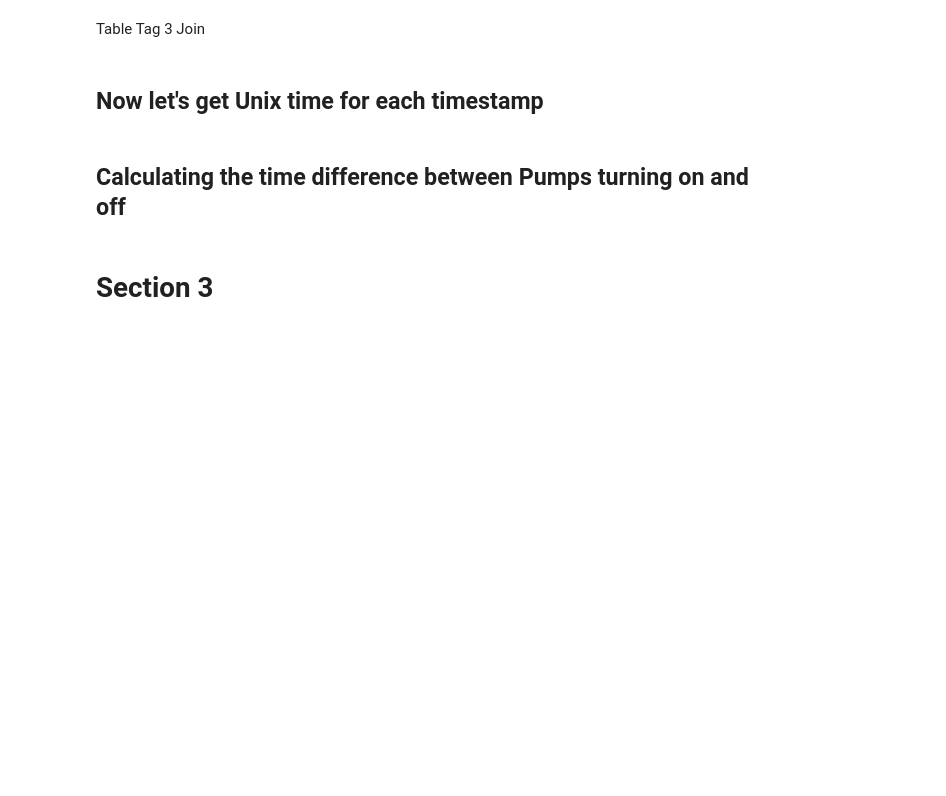
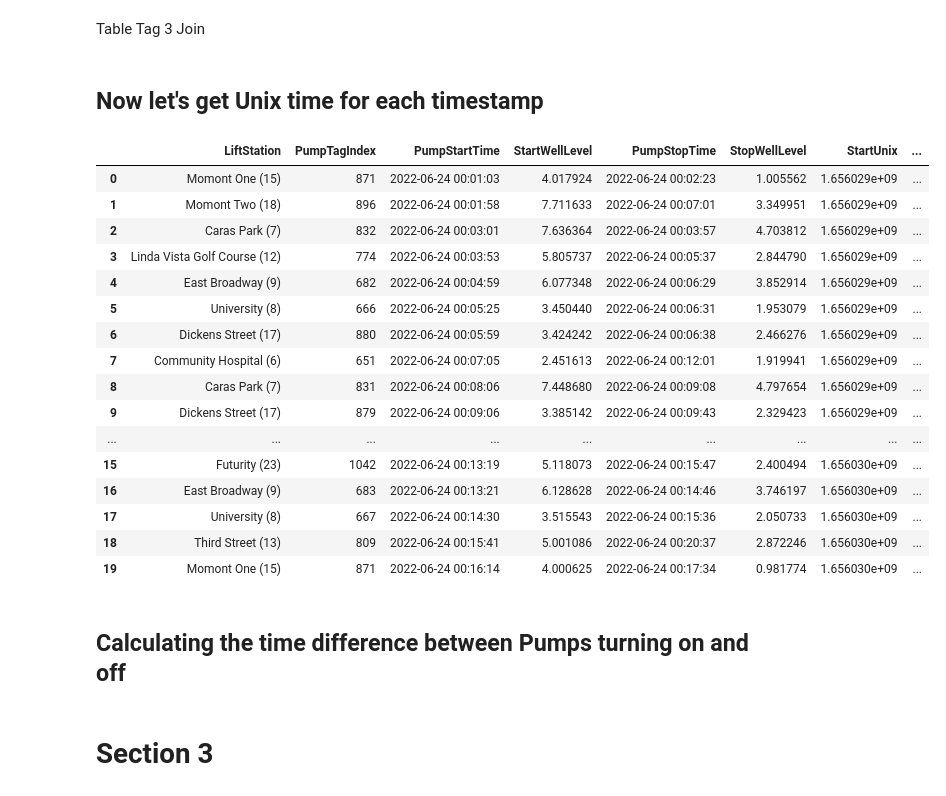
Before and after one commit to Oren-Fanok/Capstone, a Jupyter notebook: Flow Rate Calculation Model (All Lift Stations).ipynb, the cells around one changed output. Drawn from its saved outputs; the diff is of its cells as text; code cells hidden in the pictures; blank space fills up the shorter version.

```diff
--- a/Flow Rate Calculation Model (All Lift Stations).ipynb
+++ b/Flow Rate Calculation Model (All Lift Stations).ipynb
@@ -170,7 +170,25 @@ calc_df.loc[mask, 'LiftStation'] = merged_df.loc[mask, 'Lift Station']
 calc_df['StartUnix'] = pd.to_datetime(calc_df['PumpStartTime']).astype(int)/ 10**9
 calc_df['StopUnix'] = pd.to_datetime(calc_df['PumpStopTime']).astype(int) / 10**9
 # %%
-#calc_df.head(20)
+calc_df.head(20)
+# %% [output]
+|  | LiftStation | PumpTagIndex | PumpStartTime | StartWellLevel | PumpStopTime | StopWellLevel | StartUnix | ... |
+| 0 | Momont One (15) | 871 | 2022-06-24 00:01:03 | 4.017924 | 2022-06-24 00:02:23 | 1.005562 | 1.656029e+09 | ... |
+| 1 | Momont Two (18) | 896 | 2022-06-24 00:01:58 | 7.711633 | 2022-06-24 00:07:01 | 3.349951 | 1.656029e+09 | ... |
+| 2 | Caras Park (7) | 832 | 2022-06-24 00:03:01 | 7.636364 | 2022-06-24 00:03:57 | 4.703812 | 1.656029e+09 | ... |
+| 3 | Linda Vista Golf Course (12) | 774 | 2022-06-24 00:03:53 | 5.805737 | 2022-06-24 00:05:37 | 2.844790 | 1.656029e+09 | ... |
+| 4 | East Broadway (9) | 682 | 2022-06-24 00:04:59 | 6.077348 | 2022-06-24 00:06:29 | 3.852914 | 1.656029e+09 | ... |
+| 5 | University (8) | 666 | 2022-06-24 00:05:25 | 3.450440 | 2022-06-24 00:06:31 | 1.953079 | 1.656029e+09 | ... |
+| 6 | Dickens Street (17) | 880 | 2022-06-24 00:05:59 | 3.424242 | 2022-06-24 00:06:38 | 2.466276 | 1.656029e+09 | ... |
+| 7 | Community Hospital (6) | 651 | 2022-06-24 00:07:05 | 2.451613 | 2022-06-24 00:12:01 | 1.919941 | 1.656029e+09 | ... |
+| 8 | Caras Park (7) | 831 | 2022-06-24 00:08:06 | 7.448680 | 2022-06-24 00:09:08 | 4.797654 | 1.656029e+09 | ... |
+| 9 | Dickens Street (17) | 879 | 2022-06-24 00:09:06 | 3.385142 | 2022-06-24 00:09:43 | 2.329423 | 1.656029e+09 | ... |
+| ... | ... | ... | ... | ... | ... | ... | ... | ... |
+| 15 | Futurity (23) | 1042 | 2022-06-24 00:13:19 | 5.118073 | 2022-06-24 00:15:47 | 2.400494 | 1.656030e+09 | ... |
+| 16 | East Broadway (9) | 683 | 2022-06-24 00:13:21 | 6.128628 | 2022-06-24 00:14:46 | 3.746197 | 1.656030e+09 | ... |
+| 17 | University (8) | 667 | 2022-06-24 00:14:30 | 3.515543 | 2022-06-24 00:15:36 | 2.050733 | 1.656030e+09 | ... |
+| 18 | Third Street (13) | 809 | 2022-06-24 00:15:41 | 5.001086 | 2022-06-24 00:20:37 | 2.872246 | 1.656030e+09 | ... |
+| 19 | Momont One (15) | 871 | 2022-06-24 00:16:14 | 4.000625 | 2022-06-24 00:17:34 | 0.981774 | 1.656030e+09 | ... |
 # %% [markdown]
 ## Calculating the time difference between Pumps turning on and off
 # %%
```
Also changed, not shown: parts of 6 cells of this notebook.
